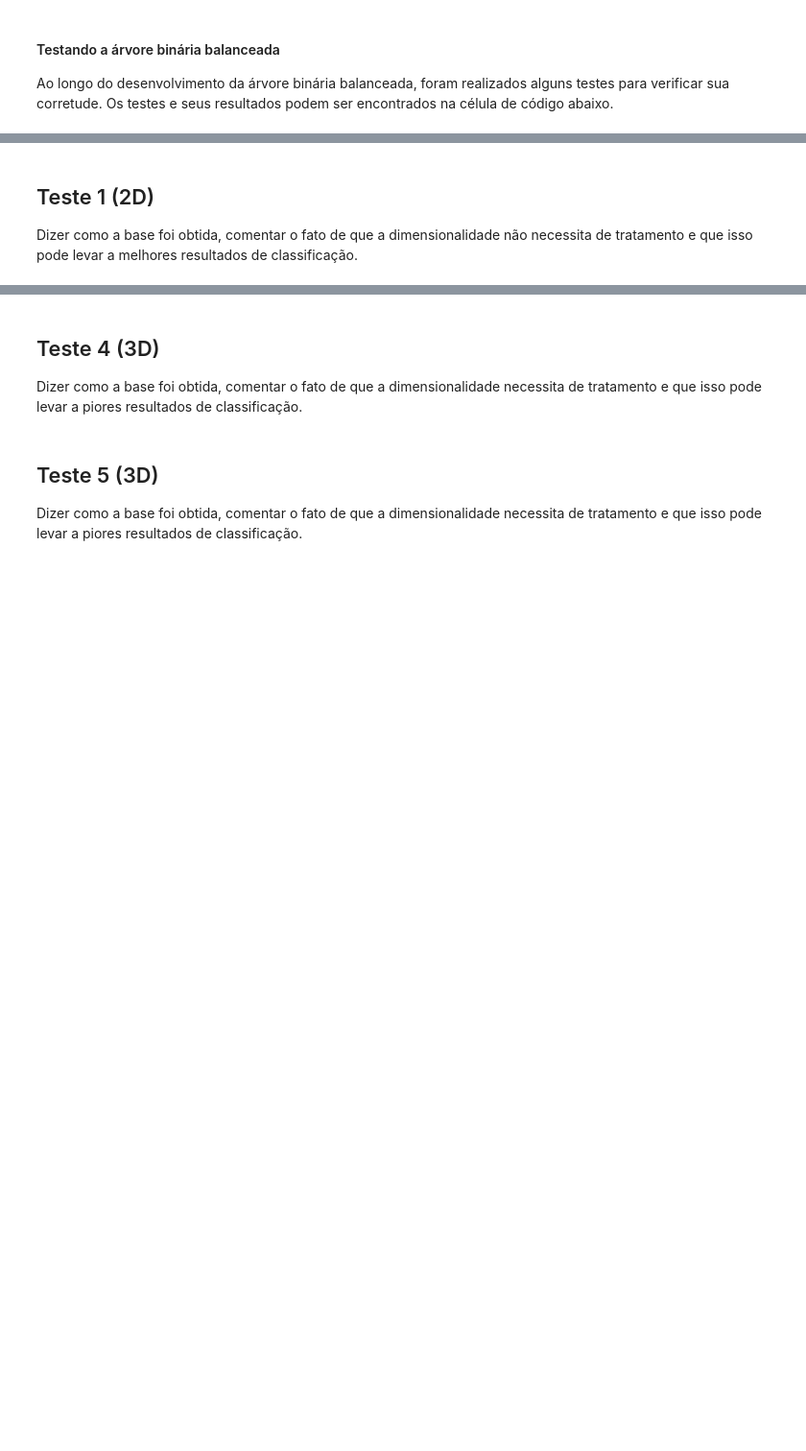
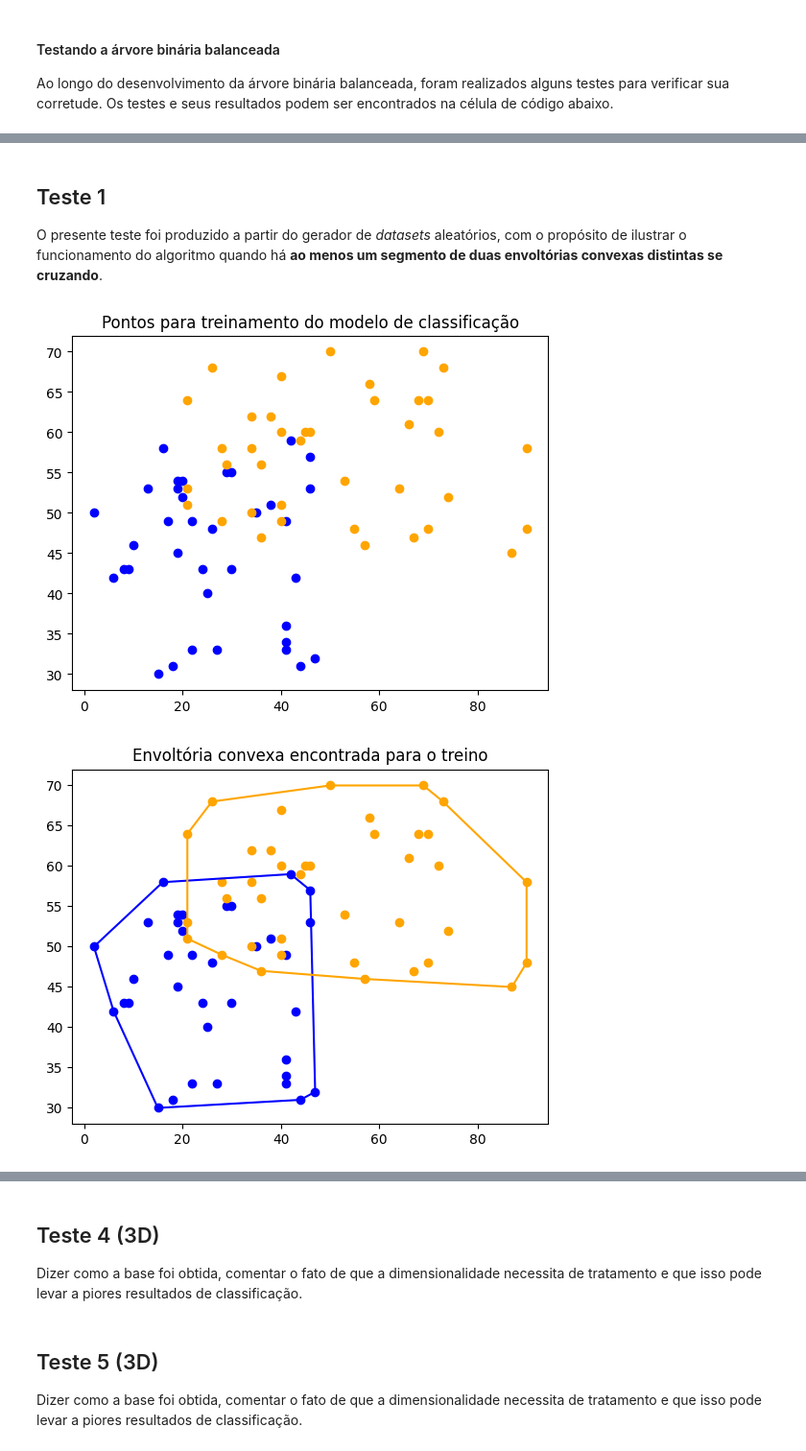
Before and after one commit to pedro-de-oliveira-guedes/Algorithms-II-UFMG, a Jupyter notebook: tp1-classificador-geometria-computacional/Código e Documentação.ipynb, the cells around one changed output, grey strips where cells are left out. Shown at 96% size. Cells and saved outputs as stored; diff of their text form; code cells hidden in the pictures; blank space fills up the shorter version.

Commit message:
Feat: Implementing classifier and testing it.

```diff
--- a/tp1-classificador-geometria-computacional/Código e Documentação.ipynb
+++ b/tp1-classificador-geometria-computacional/Código e Documentação.ipynb
@@ -721 +698,25 @@ Blá blá blá
+# %%
+def is_above(point: tuple, model) -> bool:
+    return point[1] > model(point[0])
+
+def is_on_top(point: tuple, model) -> bool:
+    return point[1] == model(point[0])
+
+def is_below(point: tuple, model) -> bool:
+    return point[1] < model(point[0])
+
+def classify(unclassified_points: list[tuple], model_info: dict) -> tuple:
+    no_label_points = [point for point in unclassified_points if is_on_top(point, model_info["model_equation"])]
+
+    if model_info["above_line"] == "first_label":
+        first_label_points = [point for point in unclassified_points if is_above(point, model_info["model_equation"])]
+        second_label_points = [point for point in unclassified_points if is_below(point, model_info["model_equation"])]
+
+        return (first_label_points, second_label_points, no_label_points)
+
+    else:
+        first_label_points = [point for point in unclassified_points if is_below(point, model_info["model_equation"])]
+        second_label_points = [point for point in unclassified_points if is_above(point, model_info["model_equation"])]
+
+        return (first_label_points, second_label_points, no_label_points)
 # %% [markdown]
@@ -803,3 +984,22 @@ Falar qual foi a estratégia empregada para a redução e como ela deve ser util
+# %%
+def generate_random_dataset(range_x1, range_y1, range_x2, range_y2, size1, size2):
+    point_list = [(rd.randint(range_x1[0],range_x1[1]), rd.randint(range_y1[0],range_y1[1]), 1) for _ in range(size1)]
+    point_list2 = [(rd.randint(range_x2[0],range_x2[1]), rd.randint(range_y2[0],range_y2[1]), 2) for _ in range(size2)]
+    return point_list + point_list2
 # %% [markdown]
-## Teste 1 (2D)
-Dizer como a base foi obtida, comentar o fato de que a dimensionalidade não necessita de tratamento e que isso pode levar a melhores resultados de classificação.
+## Teste 1
+O presente teste foi produzido a partir do gerador de *datasets* aleatórios, com o propósito de ilustrar o funcionamento do algoritmo quando há **ao menos um segmento de duas envoltórias convexas distintas se cruzando**.
+# %%
+def test1():
+    # Geração do dataset
+    point_list = generate_random_dataset((1, 50), (30, 60), (20, 90), (45, 70), 50, 50)
+
+    # Divisão dos pontos (70% treino - 30% teste)
+    train_set, test_set = sk_model_selection.train_test_split(point_list)
+
+    classifier(train_set, test_set)
+
+test1()
+# %% [output]
+[figure, added]
+[figure, added]
```
Also changed, not shown: parts of 50 cells of this notebook.
